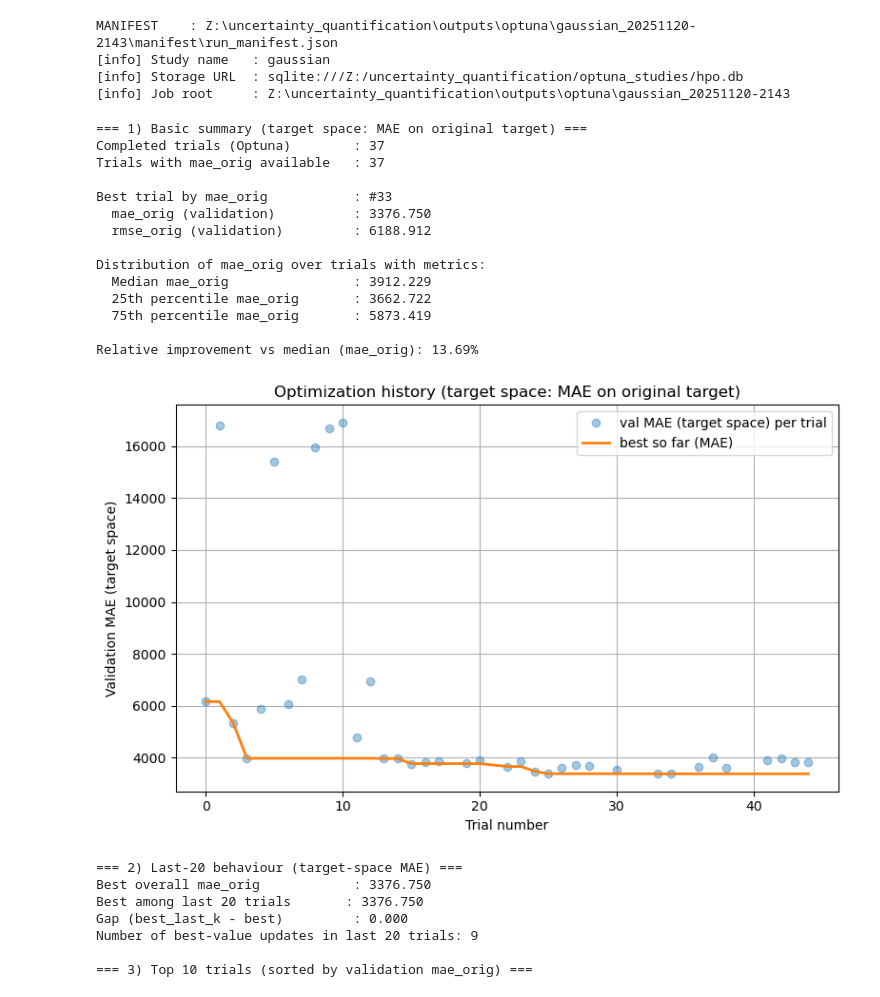
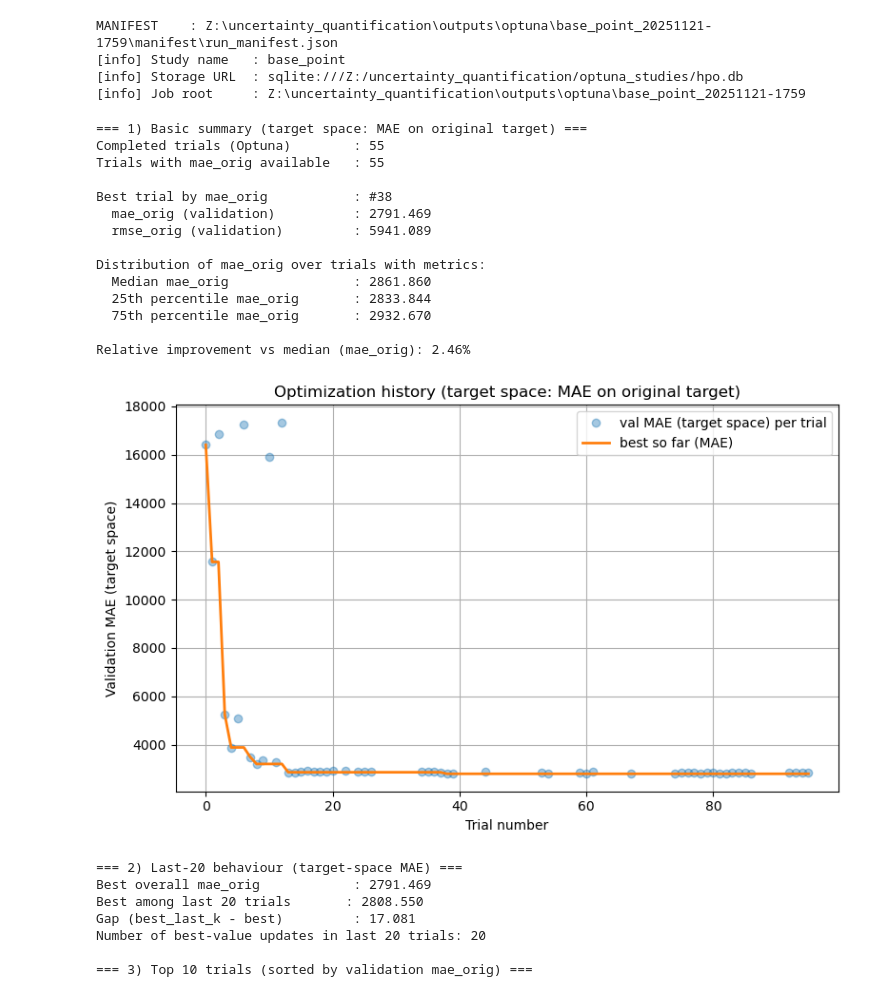
Before and after one commit to cecanelo/uncertainty_quantification, a Jupyter notebook: notebooks/HPO_analysis.ipynb, the cells around one changed output. Cells and saved outputs as stored; diff of their text form; code cells hidden in the pictures.

```diff
--- a/notebooks/HPO_analysis.ipynb
+++ b/notebooks/HPO_analysis.ipynb
@@ -329,9 +294,9 @@ import matplotlib.pyplot as plt
 
 # ---------------------------------------------------------------------
 # 0) Point to your HPO job root
-# ---------------------------------------------------------------------
+# -------------------------`--------------------------------------------
 
-JOB_ROOT = Path(r"Z:\uncertainty_quantification\outputs\optuna\gaussian_20251120-2143")
+JOB_ROOT = Path(r"Z:\uncertainty_quantification\outputs\optuna\base_point_20251121-1759")
 
 
 MANIFEST_PATH = JOB_ROOT / "manifest" / "run_manifest.json"
@@ -560,51 +525,51 @@ print(f"Best among last {K} trials       : {best_last_k_mae:.3f}")
 print(f"Gap (best_last_k - best)         : {improv_last_k_mae:.3f}")
 print(f"Number of best-value updates in last {K} trials: {n_updates_last_k_mae}")
 
 # ---------------------------------------------------------------------
 # 3) Top-k trials table – do good configs cluster? (TARGET SPACE)
 # ---------------------------------------------------------------------
 TOP_K = min(10, len(df_mae))
 df_top = df_mae.nsmallest(TOP_K, "mae_orig").copy()
 
 print(f"\n=== 3) Top {TOP_K} trials (sorted by validation mae_orig) ===")
 cols_to_show = [
     "number",
     "mae_orig",
     "rmse_orig",
     "training.lr",
     "training.weight_decay",
     "data.batch_size",
     "model.hidden_dims",
     "model.dropout",
     "model.activation",
     "training.point_loss",
 ]
 display(df_top[cols_to_show])
 # %% [output]
-MANIFEST    : Z:\uncertainty_quantification\outputs\optuna\gaussian_20251120-2143\manifest\run_manifest.json
-[info] Study name   : gaussian
+MANIFEST    : Z:\uncertainty_quantification\outputs\optuna\base_point_20251121-1759\manifest\run_manifest.json
+[info] Study name   : base_point
 [info] Storage URL  : sqlite:///Z:/uncertainty_quantification/optuna_studies/hpo.db
-[info] Job root     : Z:\uncertainty_quantification\outputs\optuna\gaussian_20251120-2143
+[info] Job root     : Z:\uncertainty_quantification\outputs\optuna\base_point_20251121-1759
 === 1) Basic summary (target space: MAE on original target) ===
-Completed trials (Optuna)        : 37
-Trials with mae_orig available   : 37
+Completed trials (Optuna)        : 55
+Trials with mae_orig available   : 55
 
-Best trial by mae_orig           : #33
-  mae_orig (validation)          : 3376.750
-  rmse_orig (validation)         : 6188.912
+Best trial by mae_orig           : #38
+  mae_orig (validation)          : 2791.469
+  rmse_orig (validation)         : 5941.089
 
 Distribution of mae_orig over trials with metrics:
-  Median mae_orig                : 3912.229
-  25th percentile mae_orig       : 3662.722
-  75th percentile mae_orig       : 5873.419
+  Median mae_orig                : 2861.860
+  25th percentile mae_orig       : 2833.844
+  75th percentile mae_orig       : 2932.670
 
-Relative improvement vs median (mae_orig): 13.69%
+Relative improvement vs median (mae_orig): 2.46%
-[figure, old version]
+[figure, new version]
 === 2) Last-20 behaviour (target-space MAE) ===
-Best overall mae_orig            : 3376.750
-Best among last 20 trials       : 3376.750
-Gap (best_last_k - best)         : 0.000
-Number of best-value updates in last 20 trials: 9
+Best overall mae_orig            : 2791.469
+Best among last 20 trials       : 2808.550
+Gap (best_last_k - best)         : 17.081
+Number of best-value updates in last 20 trials: 20
 
 === 3) Top 10 trials (sorted by validation mae_orig) ===
 |  | number | mae_orig | rmse_orig | training.lr | training.weight_decay | data.batch_size | model.hidden_dims | ... |
```
Also changed, not shown: parts of 2 cells of this notebook, 20 other files.
